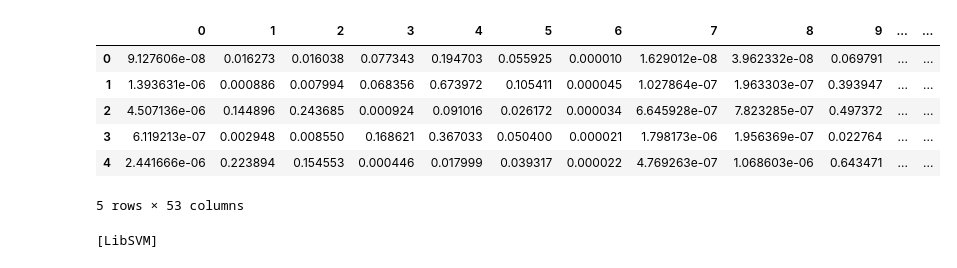
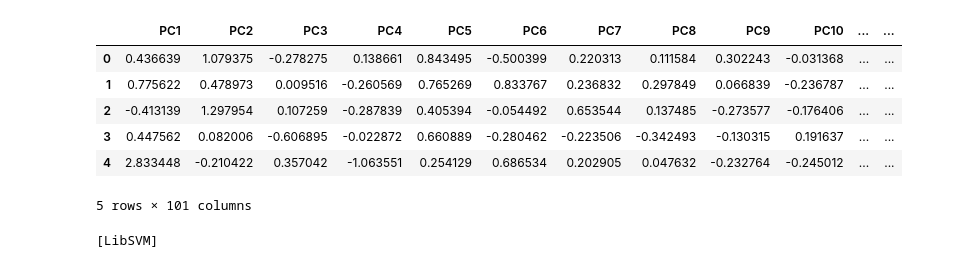
Before and after one commit to MekhyW/Facial-Emotion-Classification, a Jupyter notebook: SVM_Blendshapes/Model.ipynb, the cells around one changed output. Drawn from its saved outputs; the diff is of its cells as text; code cells hidden in the pictures.

```diff
--- a/SVM_Blendshapes/Model.ipynb
+++ b/SVM_Blendshapes/Model.ipynb
@@ -9,16 +9,16 @@ from sklearn.metrics import precision_score, recall_score, confusion_matrix, Con
 from sklearn.pipeline import Pipeline
 from sklearn.preprocessing import StandardScaler
 # %%
-data = pd.read_csv('blendshapes.csv')
+data = pd.read_csv('principal_components_with_labels.csv')
 data.head()
 # %% [output]
-|  | 0 | 1 | 2 | 3 | 4 | 5 | 6 | 7 | 8 | 9 | ... | ... |
-| 0 | 9.127606e-08 | 0.016273 | 0.016038 | 0.077343 | 0.194703 | 0.055925 | 0.000010 | 1.629012e-08 | 3.962332e-08 | 0.069791 | ... | ... |
-| 1 | 1.393631e-06 | 0.000886 | 0.007994 | 0.068356 | 0.673972 | 0.105411 | 0.000045 | 1.027864e-07 | 1.963303e-07 | 0.393947 | ... | ... |
-| 2 | 4.507136e-06 | 0.144896 | 0.243685 | 0.000924 | 0.091016 | 0.026172 | 0.000034 | 6.645928e-07 | 7.823285e-07 | 0.497372 | ... | ... |
-| 3 | 6.119213e-07 | 0.002948 | 0.008550 | 0.168621 | 0.367033 | 0.050400 | 0.000021 | 1.798173e-06 | 1.956369e-07 | 0.022764 | ... | ... |
-| 4 | 2.441666e-06 | 0.223894 | 0.154553 | 0.000446 | 0.017999 | 0.039317 | 0.000022 | 4.769263e-07 | 1.068603e-06 | 0.643471 | ... | ... |
+|  | PC1 | PC2 | PC3 | PC4 | PC5 | PC6 | PC7 | PC8 | PC9 | PC10 | ... | ... |
+| 0 | 0.436639 | 1.079375 | -0.278275 | 0.138661 | 0.843495 | -0.500399 | 0.220313 | 0.111584 | 0.302243 | -0.031368 | ... | ... |
+| 1 | 0.775622 | 0.478973 | 0.009516 | -0.260569 | 0.765269 | 0.833767 | 0.236832 | 0.297849 | 0.066839 | -0.236787 | ... | ... |
+| 2 | -0.413139 | 1.297954 | 0.107259 | -0.287839 | 0.405394 | -0.054492 | 0.653544 | 0.137485 | -0.273577 | -0.176406 | ... | ... |
+| 3 | 0.447562 | 0.082006 | -0.606895 | -0.022872 | 0.660889 | -0.280462 | -0.223506 | -0.342493 | -0.130315 | 0.191637 | ... | ... |
+| 4 | 2.833448 | -0.210422 | 0.357042 | -1.063551 | 0.254129 | 0.686534 | 0.202905 | 0.047632 | -0.232764 | -0.245012 | ... | ... |
-5 rows × 53 columns
+5 rows × 101 columns
 # %%
 train_data, test_data, train_labels, test_labels = train_test_split(data.iloc[:,:-1], data.iloc[:,-1], test_size=0.001, random_state=42)
 # %%
```
Also changed, not shown: parts of 7 cells of this notebook, 4 other files.
